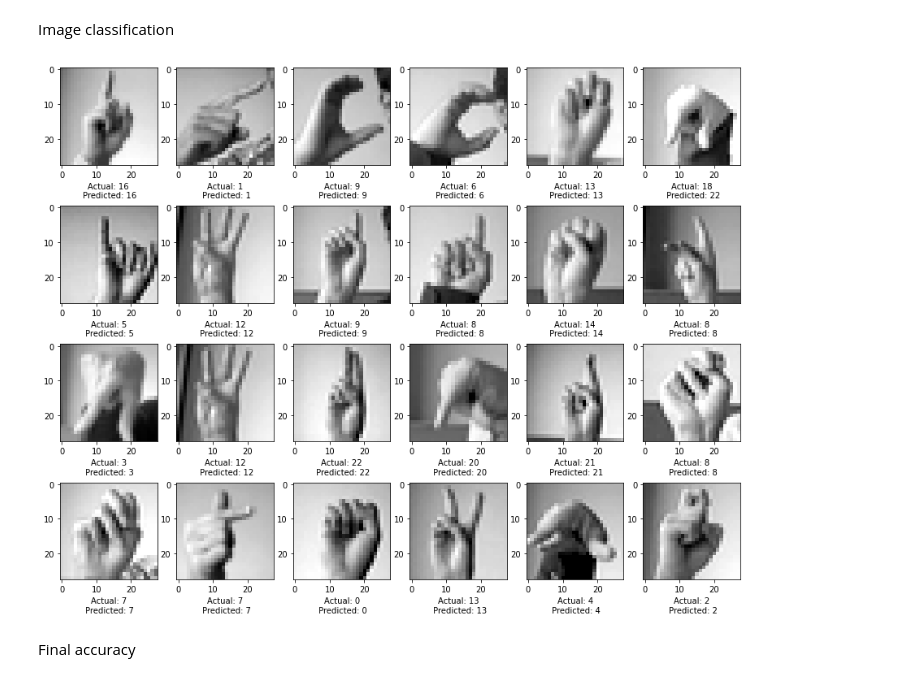
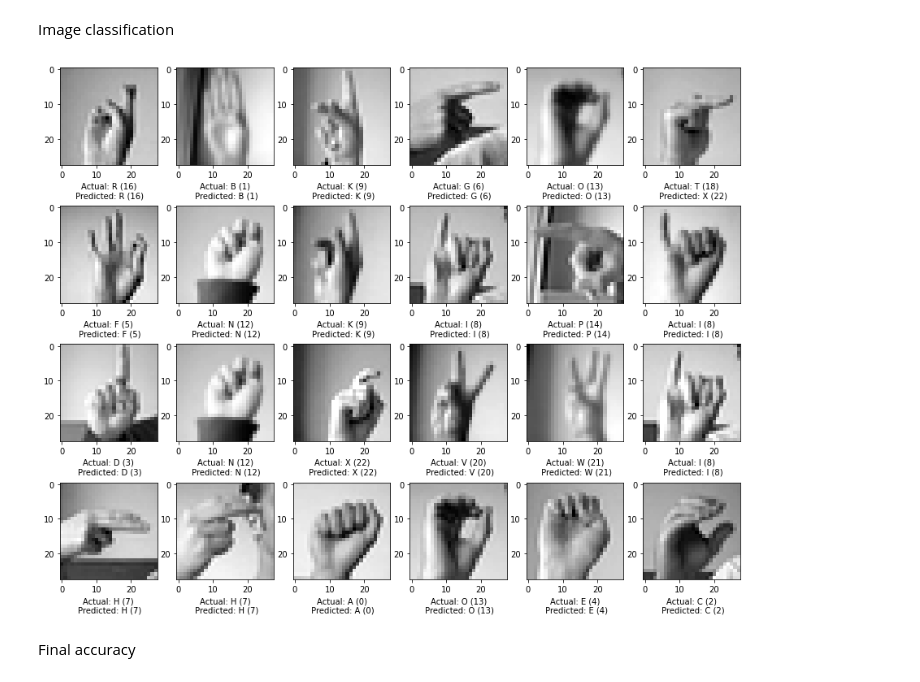
Before and after one commit to GustavoGil13/mnist-american-sign-language, a Jupyter notebook: CNN.ipynb, the cells around one changed output. Drawn from its saved outputs; the diff is of its cells as text; code cells hidden in the pictures.

```diff
--- a/CNN.ipynb
+++ b/CNN.ipynb
@@ -187,7 +190,7 @@ plt.figure(figsize=(15, 12))
 for n, label in enumerate(sorted(train_labels.unique())):
    i = np.where(train_labels == label)[0][0]
    plt.subplot(4, 6, n + 1)
-   plt.imshow(X_train[n], cmap="gray")
-   plt.xlabel(f"Class {label}")
+   plt.imshow(X_train[i], cmap="gray")
+   plt.xlabel(f"Class {label}\n Letter: {transformer[n]}")
 plt.show()
 # %% [output]
@@ -360,14 +360,14 @@ plt.show()
 Image classification
 # %%
 plt.figure(figsize=(15, 12))
-for n, label in enumerate(sorted(train_labels.unique())):
+for n, label in enumerate(sorted(test_labels.unique())):
    i = np.where(train_labels == label)[0][0]
    plt.subplot(4, 6, n + 1)
-   plt.imshow(X_train[n], cmap="gray")
-   plt.xlabel(f"Actual: {y_t[i]}\n Predicted: {y_pred[i]}")
+   plt.imshow(X_test[i], cmap="gray")
+   plt.xlabel(f"Actual: {transformer[y_t[i]]} ({y_t[i]})\n Predicted: {transformer[y_pred[i]]} ({y_pred[i]})")
 plt.show()
 # %% [output]
-[figure, old version]
+[figure, new version]
 # %% [markdown]
 Final accuracy
 # %%
```
Also changed, not shown: parts of 3 cells of this notebook.
